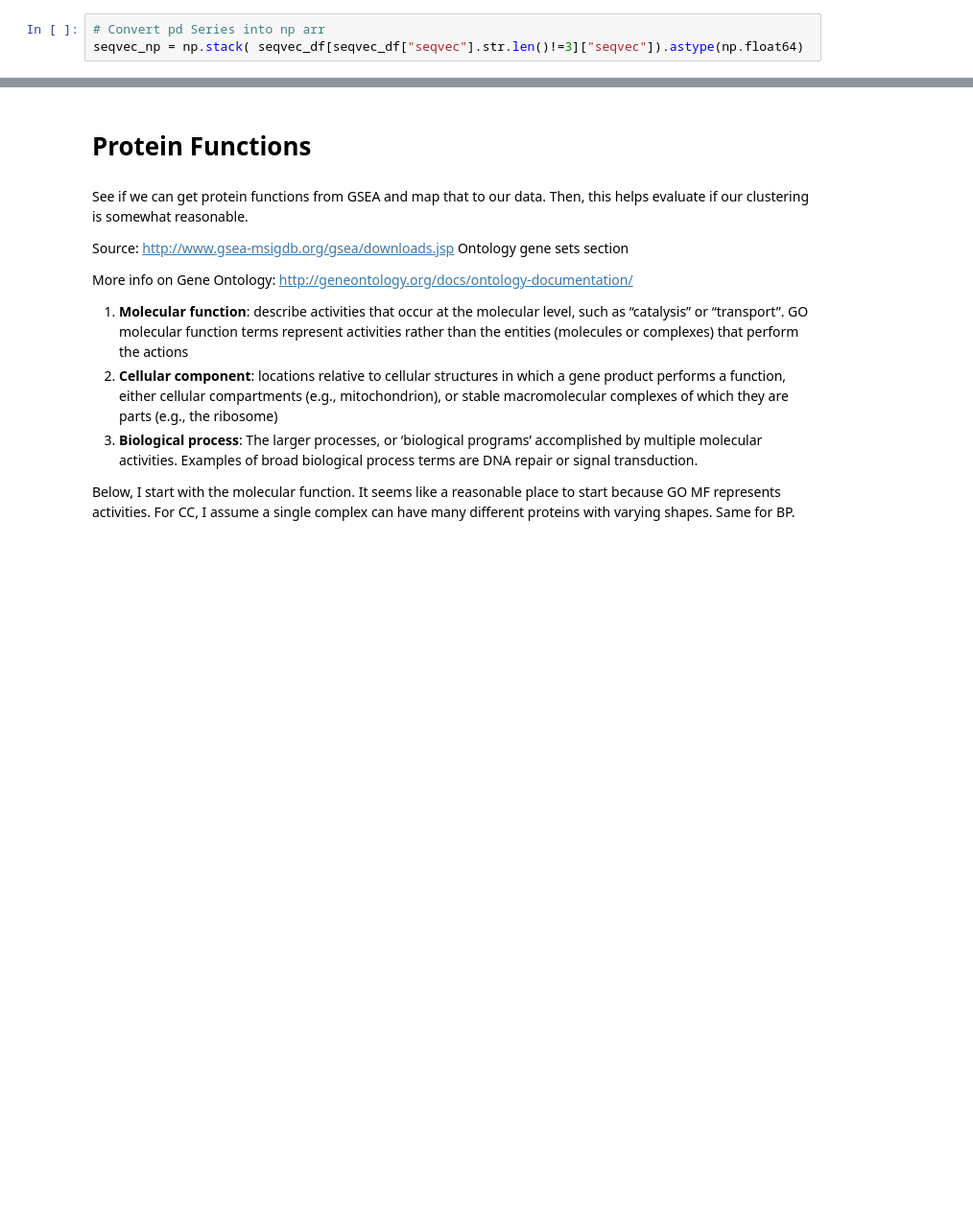
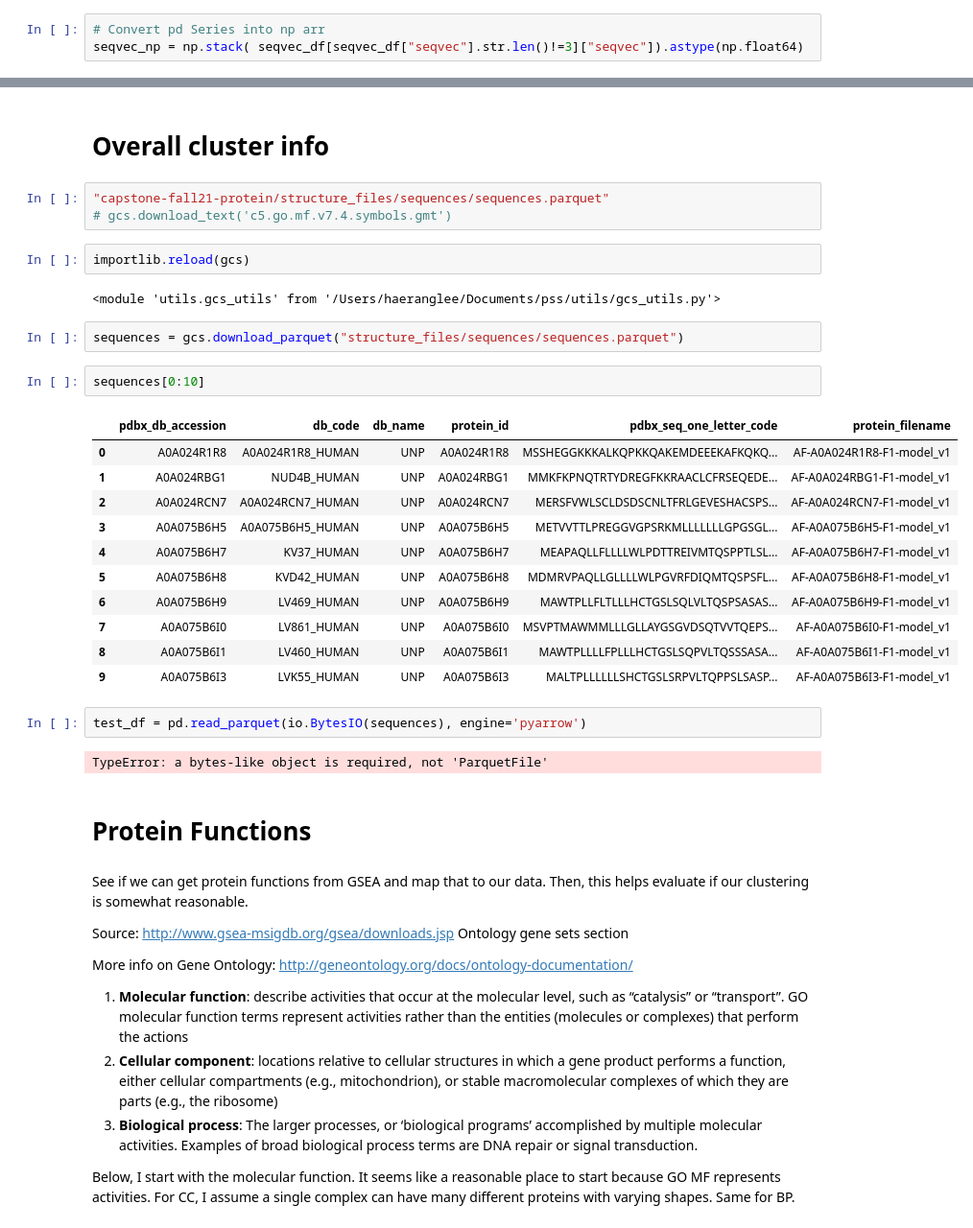
Before and after one commit to dptrsa-300/pss, a Jupyter notebook: Evaluate Cluster Outcome.ipynb, the cells around one changed output, grey strips where cells are left out. Shown at 96% size. Drawn from its saved outputs; the diff is of its cells as text; blank space fills up the shorter version.

```diff
--- a/Evaluate Cluster Outcome.ipynb
+++ b/Evaluate Cluster Outcome.ipynb
@@ -120,3 +140,32 @@ clusters[0:10]
+# %% [markdown]
+# Overall cluster info
+# %%
+"capstone-fall21-protein/structure_files/sequences/sequences.parquet"
+# gcs.download_text('c5.go.mf.v7.4.symbols.gmt')
+# %%
+importlib.reload(gcs)
+# %% [output]
+<module 'utils.gcs_utils' from '/Users/haeranglee/Documents/pss/utils/gcs_utils.py'>
+# %%
+sequences = gcs.download_parquet("structure_files/sequences/sequences.parquet")
+# %%
+sequences[0:10]
+# %% [output]
+|  | pdbx_db_accession | db_code | db_name | protein_id | pdbx_seq_one_letter_code | protein_filename |
+| 0 | A0A024R1R8 | A0A024R1R8_HUMAN | UNP | A0A024R1R8 | MSSHEGGKKKALKQPKKQAKEMDEEEKAFKQKQ... | AF-A0A024R1R8-F1-model_v1 |
+| 1 | A0A024RBG1 | NUD4B_HUMAN | UNP | A0A024RBG1 | MMKFKPNQTRTYDREGFKKRAACLCFRSEQEDE... | AF-A0A024RBG1-F1-model_v1 |
+| 2 | A0A024RCN7 | A0A024RCN7_HUMAN | UNP | A0A024RCN7 | MERSFVWLSCLDSDSCNLTFRLGEVESHACSPS... | AF-A0A024RCN7-F1-model_v1 |
+| 3 | A0A075B6H5 | A0A075B6H5_HUMAN | UNP | A0A075B6H5 | METVVTTLPREGGVGPSRKMLLLLLLLGPGSGL... | AF-A0A075B6H5-F1-model_v1 |
+| 4 | A0A075B6H7 | KV37_HUMAN | UNP | A0A075B6H7 | MEAPAQLLFLLLLWLPDTTREIVMTQSPPTLSL... | AF-A0A075B6H7-F1-model_v1 |
+| 5 | A0A075B6H8 | KVD42_HUMAN | UNP | A0A075B6H8 | MDMRVPAQLLGLLLLWLPGVRFDIQMTQSPSFL... | AF-A0A075B6H8-F1-model_v1 |
+| 6 | A0A075B6H9 | LV469_HUMAN | UNP | A0A075B6H9 | MAWTPLLFLTLLLHCTGSLSQLVLTQSPSASAS... | AF-A0A075B6H9-F1-model_v1 |
+| 7 | A0A075B6I0 | LV861_HUMAN | UNP | A0A075B6I0 | MSVPTMAWMMLLLGLLAYGSGVDSQTVVTQEPS... | AF-A0A075B6I0-F1-model_v1 |
+| 8 | A0A075B6I1 | LV460_HUMAN | UNP | A0A075B6I1 | MAWTPLLLLFPLLLHCTGSLSQPVLTQSSSASA... | AF-A0A075B6I1-F1-model_v1 |
+| 9 | A0A075B6I3 | LVK55_HUMAN | UNP | A0A075B6I3 | MALTPLLLLLLSHCTGSLSRPVLTQPPSLSASP... | AF-A0A075B6I3-F1-model_v1 |
+# %%
+test_df = pd.read_parquet(io.BytesIO(sequences), engine='pyarrow')
+# %% [output]
+TypeError: a bytes-like object is required, not 'ParquetFile'
 # %% [markdown]
 # Protein Functions
 # %% [markdown]
```
Also changed, not shown: parts of 33 cells of this notebook, 2 other files.
